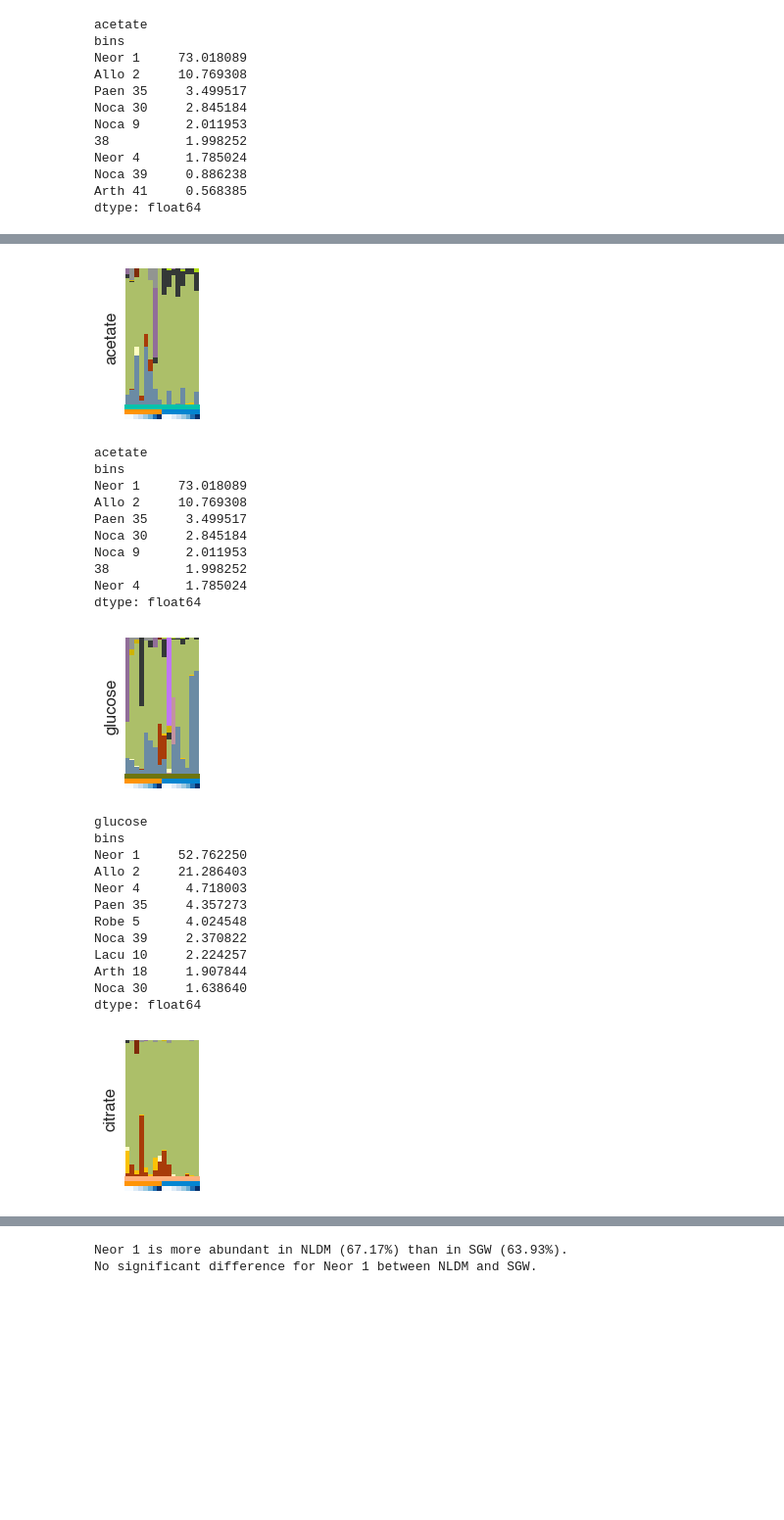
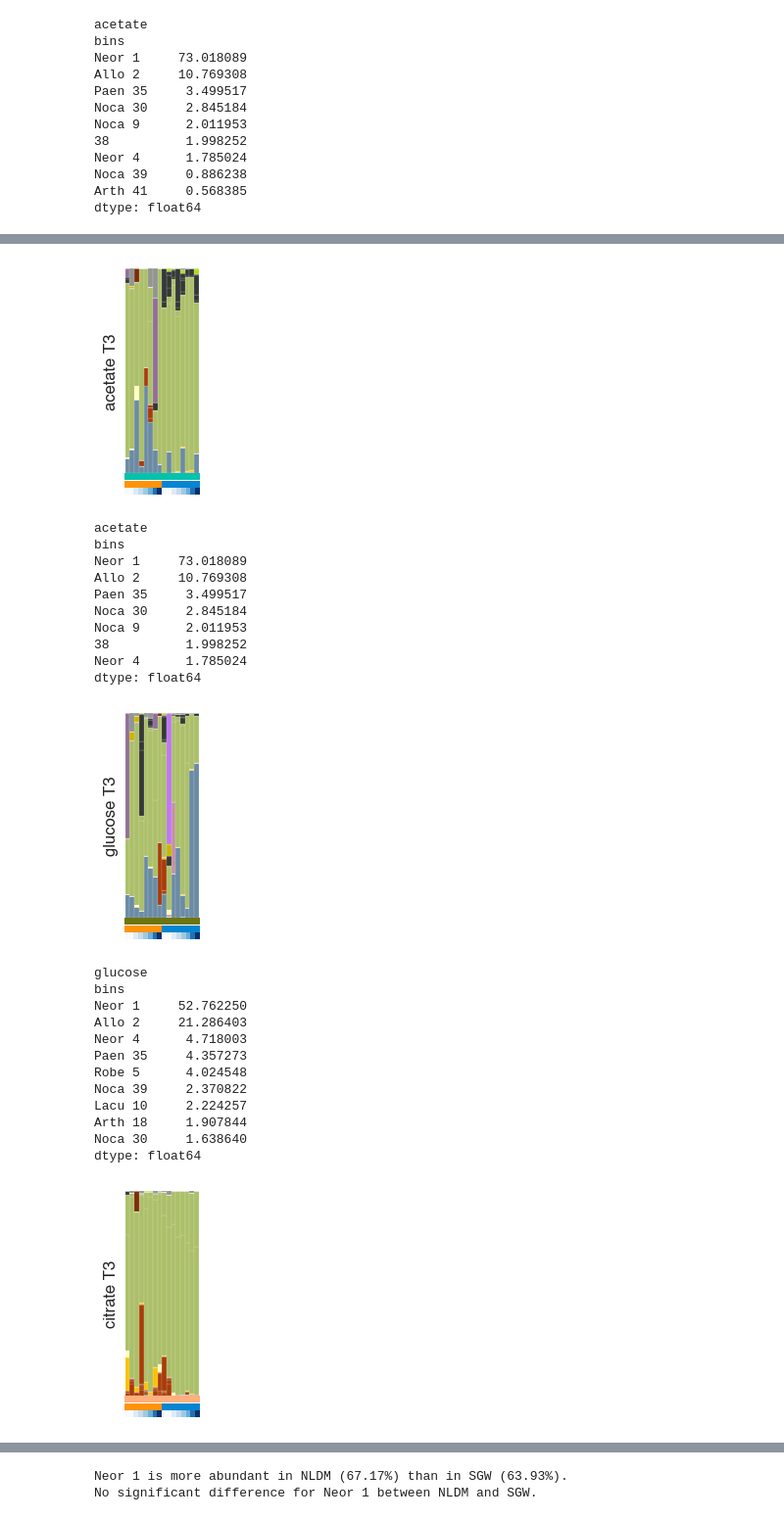
Before and after one commit to baliga-lab/sediment-encoms, a Jupyter notebook: M6_EnCom_community_composition.ipynb, the cells around one changed output, grey strips where cells are left out. Shown at 98% size. Cells and saved outputs as stored; diff of their text form; code cells hidden in the pictures; blank space fills up the shorter version.

```diff
--- a/M6_EnCom_community_composition.ipynb
+++ b/M6_EnCom_community_composition.ipynb
@@ -734,0 +1301,7 @@ plot_late_C_subset(c_source='pyruvate')
+# %%
+for c in c_palette.keys():
+    plot_late_C_subset(c_source=c,T='T1',save=False,label=True)
+    if c != 'NLDM':
+        plot_late_C_subset(c_source=c,T='T3',save=False,label=True)
+    elif c == 'NLDM':
+        plot_late_C_subset(c_source=c,T='T2',save=False,label=True)
@@ -735,10 +1323,14 @@ plot_late_C_subset(c_source='pyruvate')
 # %%
 #Look at the top abundant taxa for each C source
 for c in c_palette.keys():
-    plot_late_C_subset(c_source=c)
-    find_top_bins_by_c(c_source=c,cutoff=1)
+    if c == 'NLDM':
+        plot_late_C_subset(c_source=c,T='T2')
+        find_top_bins_by_c(c_source=c,cutoff=1)
+    else:
+        plot_late_C_subset(c_source=c,T='T3')
+        find_top_bins_by_c(c_source=c,cutoff=1)
 # %% [output]
-[figure, old version]
+[figure, new version]
 acetate
 bins
 Neor 1     73.018089
@@ -749,7 +1341,7 @@ Noca 9      2.011953
 38          1.998252
 Neor 4      1.785024
 dtype: float64
-[figure, old version]
+[figure, new version]
 glucose
 bins
 Neor 1     52.762250
@@ -762,7 +1354,7 @@ Lacu 10     2.224257
 Arth 18     1.907844
 Noca 30     1.638640
 dtype: float64
-[figure, old version]
+[figure, new version]
 citrate
 bins
 Neor 1     76.357365
```
Also changed, not shown: parts of 68 cells of this notebook, 3 other files.
